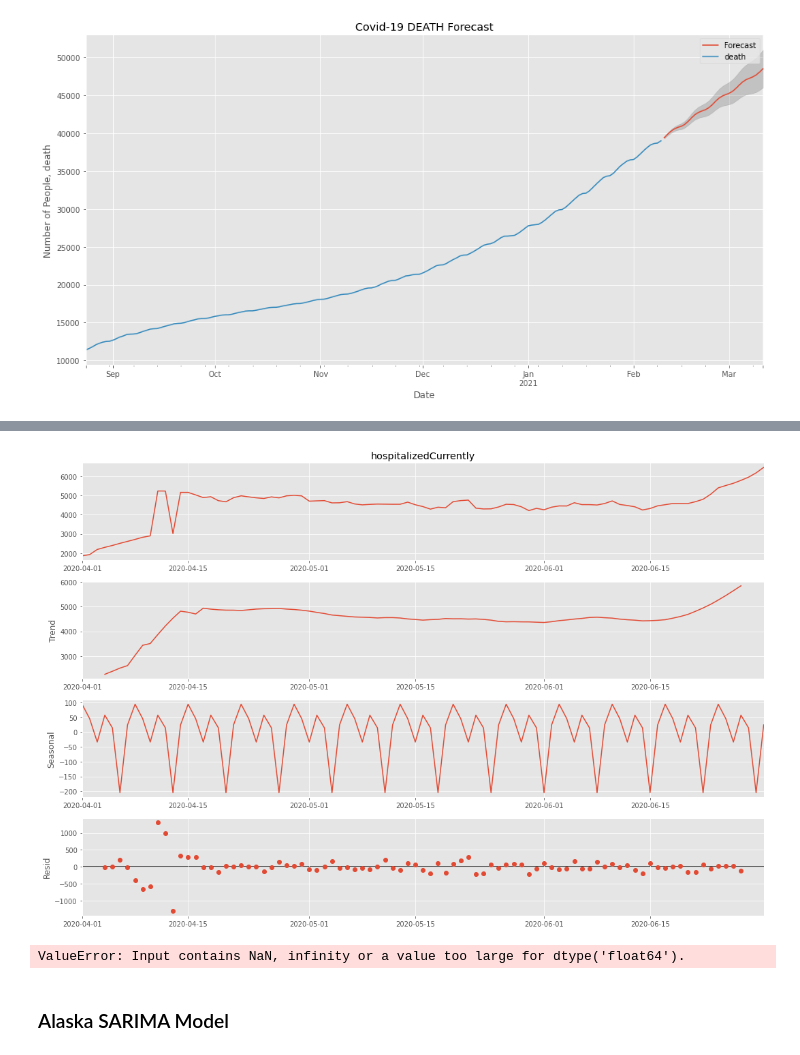
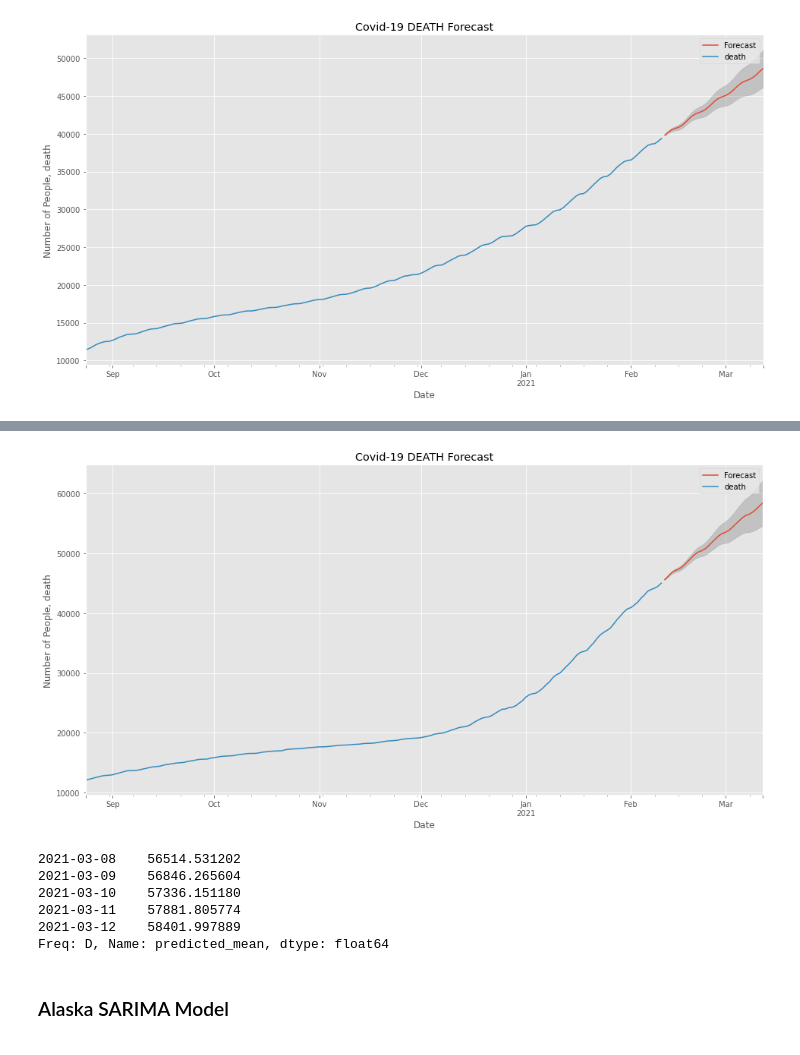
Before and after one commit to JosephDenney/Covid_Analysis, a Jupyter notebook: Covid_Notebook.ipynb, the cells around one changed output, grey strips where cells are left out. Cells and saved outputs as stored; diff of their text form; code cells hidden in the pictures.

```diff
--- a/Covid_Notebook.ipynb
+++ b/Covid_Notebook.ipynb
@@ -580,15 +588,10 @@ Warnings:
-# %%
-plt.rcParams['figure.figsize']=(15,10);
-sd(state_dataframe.loc['04-2020':'06-2020']['hospitalizedCurrently']).plot();
-# %% [output]
-[figure, removed]
 # %%
-graph_exog_forecast(dataframe=state_dataframe,
-                    target_column='death',
-                    exogenous_column='hospitalizedCurrently',
-                    exog_forecast=exog_forecast,
-                    df_ref=df_ref,
-                    alpha=.05, days_to_forecast=30,
-                    train_days=270, m_periods=7)
+forecast_object = graph_exog_forecast(dataframe=state_dataframe,
+                                      target_column='death',
+                                      exogenous_column='inIcuCurrently',
+                                      exog_forecast=exog_forecast,
+                                      df_ref=df_ref,
+                                      alpha=.05, days_to_forecast=30,
+                                      train_days=270, m_periods=7)
 # %% [output]
-ValueError: Input contains NaN, infinity or a value too large for dtype('float64').
+[figure, added]
@@ -597,3 +598,13 @@ ValueError: Input contains NaN, infinity or a value too large for dtype('float64
+# %%
+forecast_object.predicted_mean[-5:] # projected mean deaths for California
+# by the end of March
+# %% [output]
+2021-03-08    56514.531202
+2021-03-09    56846.265604
+2021-03-10    57336.151180
+2021-03-11    57881.805774
+2021-03-12    58401.997889
+Freq: D, Name: predicted_mean, dtype: float64
 # %%
 # questions and analysis
 # %%
```
Also changed, not shown: parts of 77 cells of this notebook, 1 other file.
